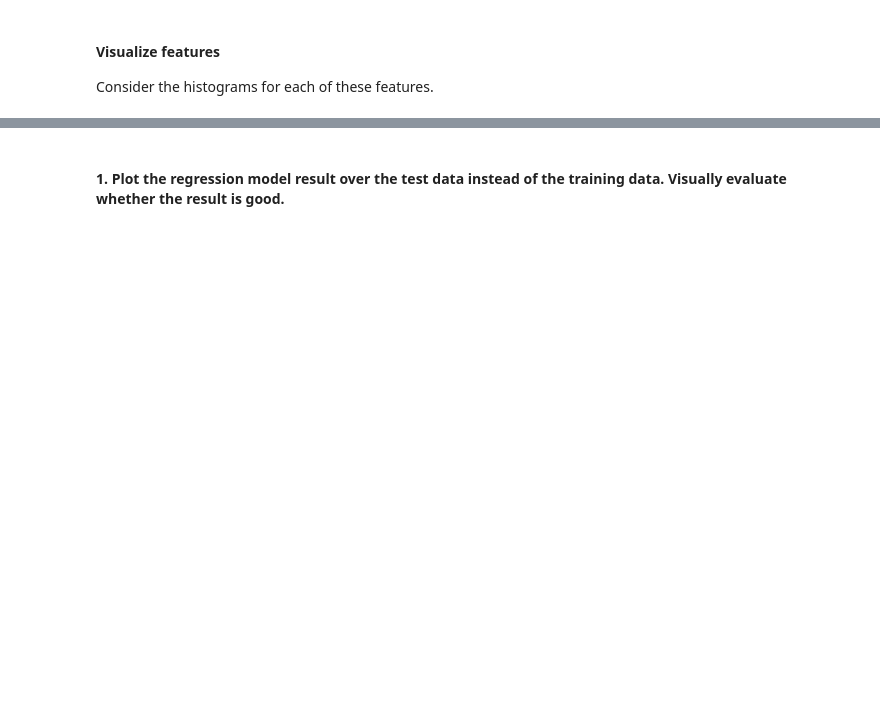
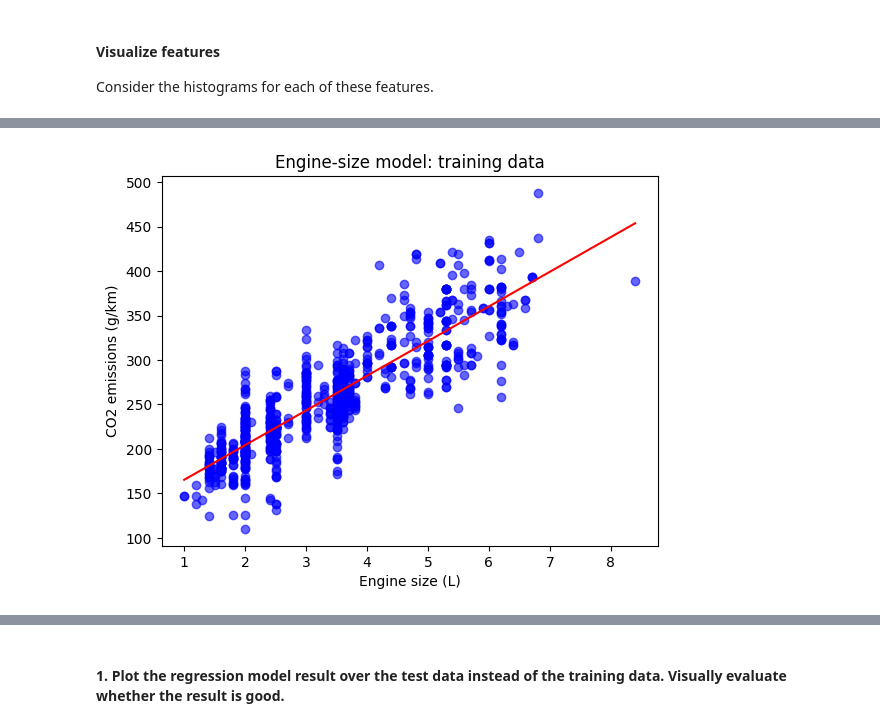
Before and after one commit to nadropper/ibm-ai-engineering-professional-certificate, a Jupyter notebook: 01-machine-learning-with-python/modules/02-linear-and-logistic-regression/labs/simple-linear-regression/simple-linear-regression.ipynb, the cells around one changed output, grey strips where cells are left out. Drawn from its saved outputs; the diff is of its cells as text; code cells hidden in the pictures; blank space fills up the shorter version.

```diff
--- a/01-machine-learning-with-python/modules/02-linear-and-logistic-regression/labs/simple-linear-regression/simple-linear-regression.ipynb
+++ b/01-machine-learning-with-python/modules/02-linear-and-logistic-regression/labs/simple-linear-regression/simple-linear-regression.ipynb
@@ -196,3 +189,6 @@ variables, `X` and `y`, from the dataset.
 # %%
-X = cdf.ENGINESIZE.to_numpy()
-y = cdf.CO2EMISSIONS.to_numpy()
+X_engine = cdf[['ENGINESIZE']].to_numpy()
+y = cdf['CO2EMISSIONS'].to_numpy()
+
+print('Feature shape:', X_engine.shape)
+print('Target shape:', y.shape)
@@ -325,0 +206,14 @@ In the next section, we'll check whether using fuel consumption instead of engin
+# %%
+from sklearn.model_selection import train_test_split
+
+# Split row indices once so every candidate model uses identical train/test rows.
+train_index, test_index = train_test_split(
+    np.arange(len(cdf)),
+    test_size=0.2,
+    random_state=42,
+)
+
+X_engine_train = X_engine[train_index]
+X_engine_test = X_engine[test_index]
+y_train = y[train_index]
+y_test = y[test_index]
@@ -325,0 +238,8 @@ In the next section, we'll check whether using fuel consumption instead of engin
+# %%
+from sklearn.linear_model import LinearRegression
+
+engine_model = LinearRegression()
+engine_model.fit(X_engine_train, y_train)
+
+print(f'Coefficient: {engine_model.coef_[0]:.2f} g/km per liter')
+print(f'Intercept: {engine_model.intercept_:.2f} g/km')
@@ -325,0 +266,15 @@ In the next section, we'll check whether using fuel consumption instead of engin
+# %%
+engine_order = np.argsort(X_engine_train[:, 0])
+
+plt.scatter(X_engine_train[:, 0], y_train, color='blue', alpha=0.6)
+plt.plot(
+    X_engine_train[engine_order, 0],
+    engine_model.predict(X_engine_train[engine_order]),
+    color='red',
+)
+plt.xlabel('Engine size (L)')
+plt.ylabel('CO2 emissions (g/km)')
+plt.title('Engine-size model: training data')
+plt.show()
+# %% [output]
+[figure, added]
```
Also changed, not shown: parts of 80 cells of this notebook, 7 other files.
